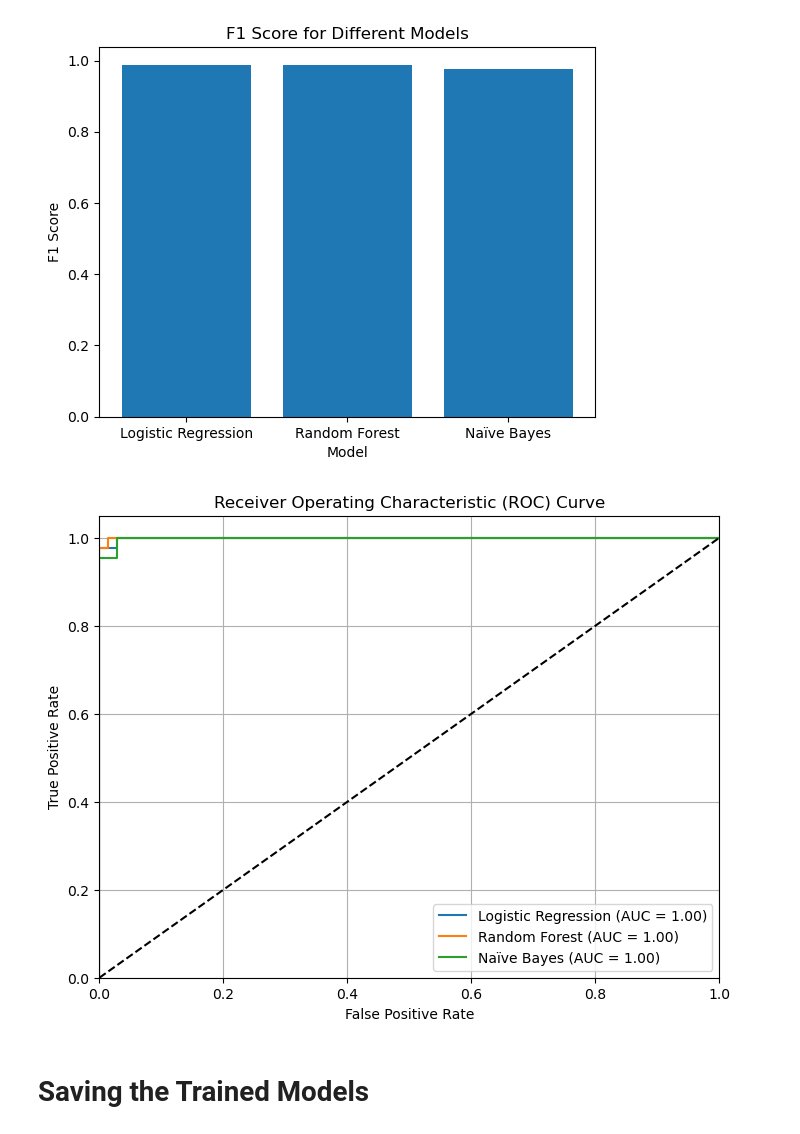
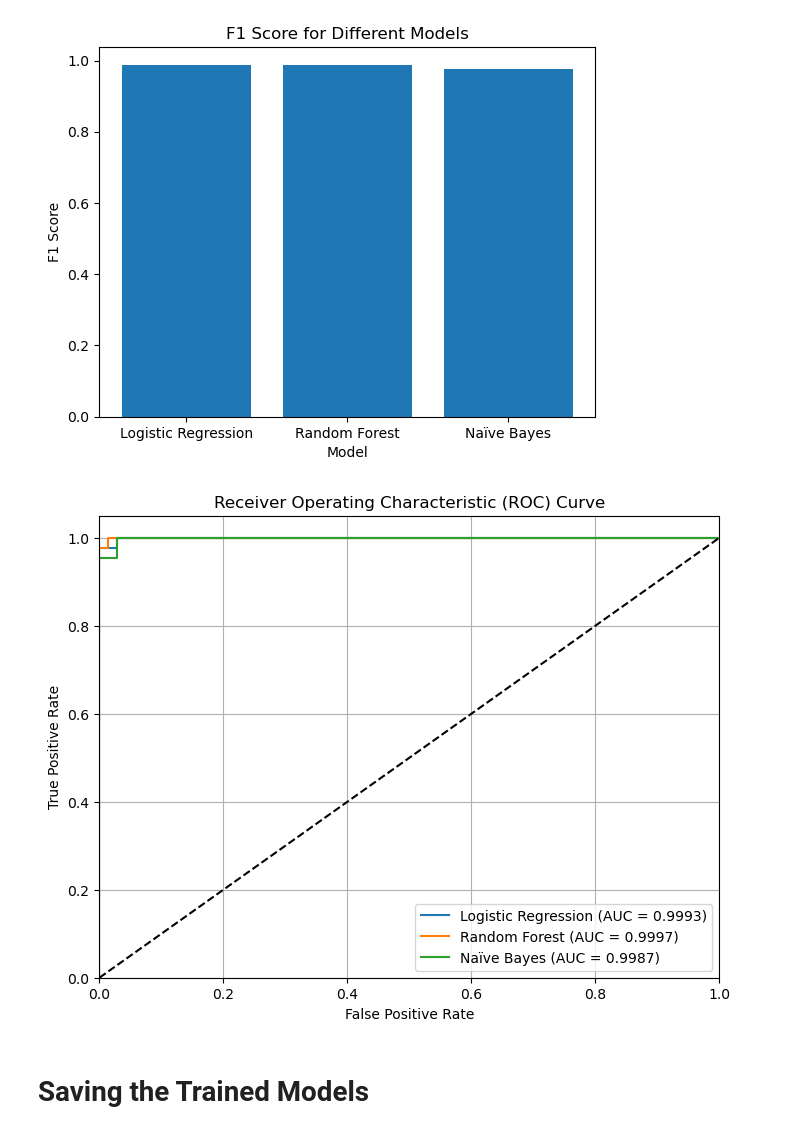
Before and after one commit to harbyj/html, a Jupyter notebook: Breast Cancer Prediction Using Logistic Regression, Radom Forest, and Naive Bayes Algorithms.ipynb, the cells around one changed output. Cells and saved outputs as stored; diff of their text form; code cells hidden in the pictures.

```diff
--- a/Breast Cancer Prediction Using Logistic Regression, Radom Forest, and Naive Bayes Algorithms.ipynb
+++ b/Breast Cancer Prediction Using Logistic Regression, Radom Forest, and Naive Bayes Algorithms.ipynb
@@ -300,33 +300,35 @@ plt.show()
 [figure]
 [figure]
 # %%
+# Import necessary libraries
 from sklearn.metrics import roc_curve, roc_auc_score
-# Calculate the ROC curve for each model
+import matplotlib.pyplot as plt
+
+# Calculate ROC curves and AUC for each model
 fpr_logreg, tpr_logreg, _ = roc_curve(y_test, logreg_model.predict_proba(X_test)[:,1])
 fpr_rf, tpr_rf, _ = roc_curve(y_test, rf_model.predict_proba(X_test)[:,1])
 fpr_nb, tpr_nb, _ = roc_curve(y_test, nb_model.predict_proba(X_test)[:,1])
 
-# Calculate the AUC (Area Under the Curve) for each model
 auc_logreg = roc_auc_score(y_test, logreg_model.predict_proba(X_test)[:,1])
 auc_rf = roc_auc_score(y_test, rf_model.predict_proba(X_test)[:,1])
 auc_nb = roc_auc_score(y_test, nb_model.predict_proba(X_test)[:,1])
 
-# Plot the ROC curves
+# Create the ROC curve plot
 plt.figure(figsize=(8, 6))
-plt.plot(fpr_logreg, tpr_logreg, label=f'Logistic Regression (AUC = {auc_logreg:.2f})')
-plt.plot(fpr_rf, tpr_rf, label=f'Random Forest (AUC = {auc_rf:.2f})')
-plt.plot(fpr_nb, tpr_nb, label=f'Naïve Bayes (AUC = {auc_nb:.2f})')
+plt.plot(fpr_logreg, tpr_logreg, label=f'Logistic Regression (AUC = {auc_logreg:.4f})')
+plt.plot(fpr_rf, tpr_rf, label=f'Random Forest (AUC = {auc_rf:.4f})')
+plt.plot(fpr_nb, tpr_nb, label=f'Naïve Bayes (AUC = {auc_nb:.4f})')
 plt.plot([0, 1], [0, 1], 'k--')
 plt.xlim([0.0, 1.0])
 plt.ylim([0.0, 1.05])
 plt.xlabel('False Positive Rate')
 plt.ylabel('True Positive Rate')
 plt.title('Receiver Operating Characteristic (ROC) Curve')
 plt.legend(loc='lower right')
 plt.grid(True)
 plt.show()
 # %% [output]
-[figure, old version]
+[figure, new version]
 # %% [markdown]
 # Saving the Trained Models
 # %%
```
Also changed, not shown: parts of 3 cells of this notebook, 4 other files.
